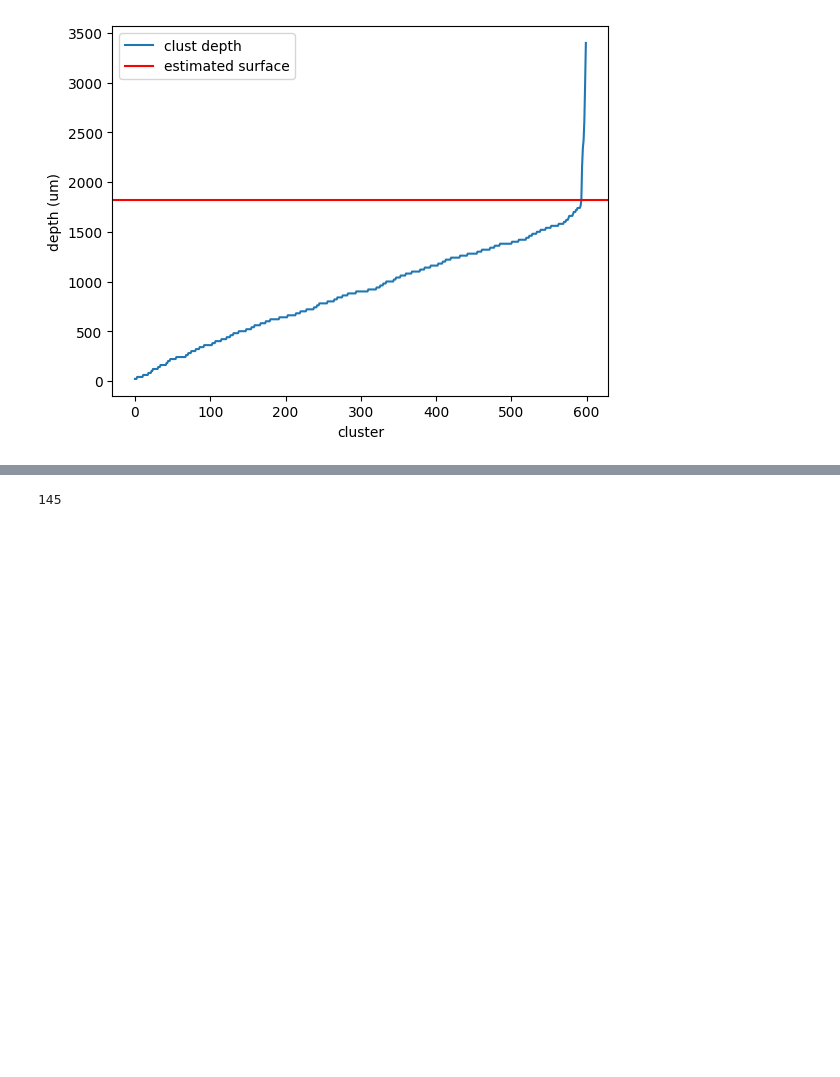
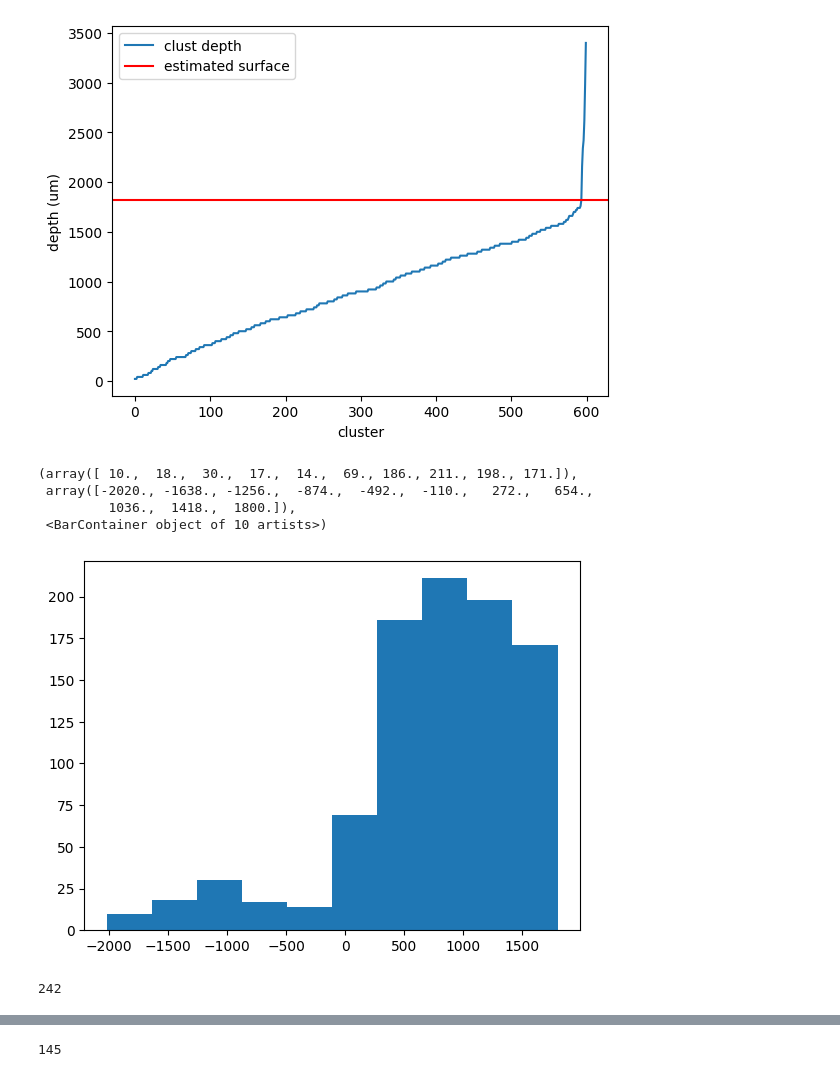
Before and after one commit to chris-angeloni/mpfc-pilot, a Jupyter notebook: spike_analysis.ipynb, the cells around one changed output, grey strips where cells are left out. Cells and saved outputs as stored; diff of their text form; code cells hidden in the pictures; blank space fills up the shorter version.

```diff
--- a/spike_analysis.ipynb
+++ b/spike_analysis.ipynb
@@ -29,15 +29,26 @@ plt.legend()
 clust_info['adj_depth'] = -(clust_info.depth - surface_depth)
 # %% [output]
 [figure]
+# %%
+plt.hist(clust_info.adj_depth)
+# %% [output]
+(array([ 10.,  18.,  30.,  17.,  14.,  69., 186., 211., 198., 171.]),
+ array([-2020., -1638., -1256.,  -874.,  -492.,  -110.,   272.,   654.,
+         1036.,  1418.,  1800.]),
+ <BarContainer object of 10 artists>)
+[figure, added]
 # %%
 # load spikes
-good = (clust_info.KSLabel == 'good') & ()
-good_cells = clust_info.cluster_id[good]
+good = (clust_info.adj_depth > 0) & (clust_info.KSLabel == 'good') & (clust_info.fr > 1)
+good_cells = clust_info.cluster_id[good].values
 good_cells_info = clust_info.loc[good]
 good_cells_info = good_cells_info.reset_index()
 spks, spike_clusters, spike_samples = load_spikes(dp, good_cells)
 fs = 30e3
 spks = [s/fs/60 for s in spks]
+len(good_cells)
+# %% [output]
+242
 # %%
 %autoreload
 from npyx import *
```
Also changed, not shown: parts of 3 cells of this notebook.
